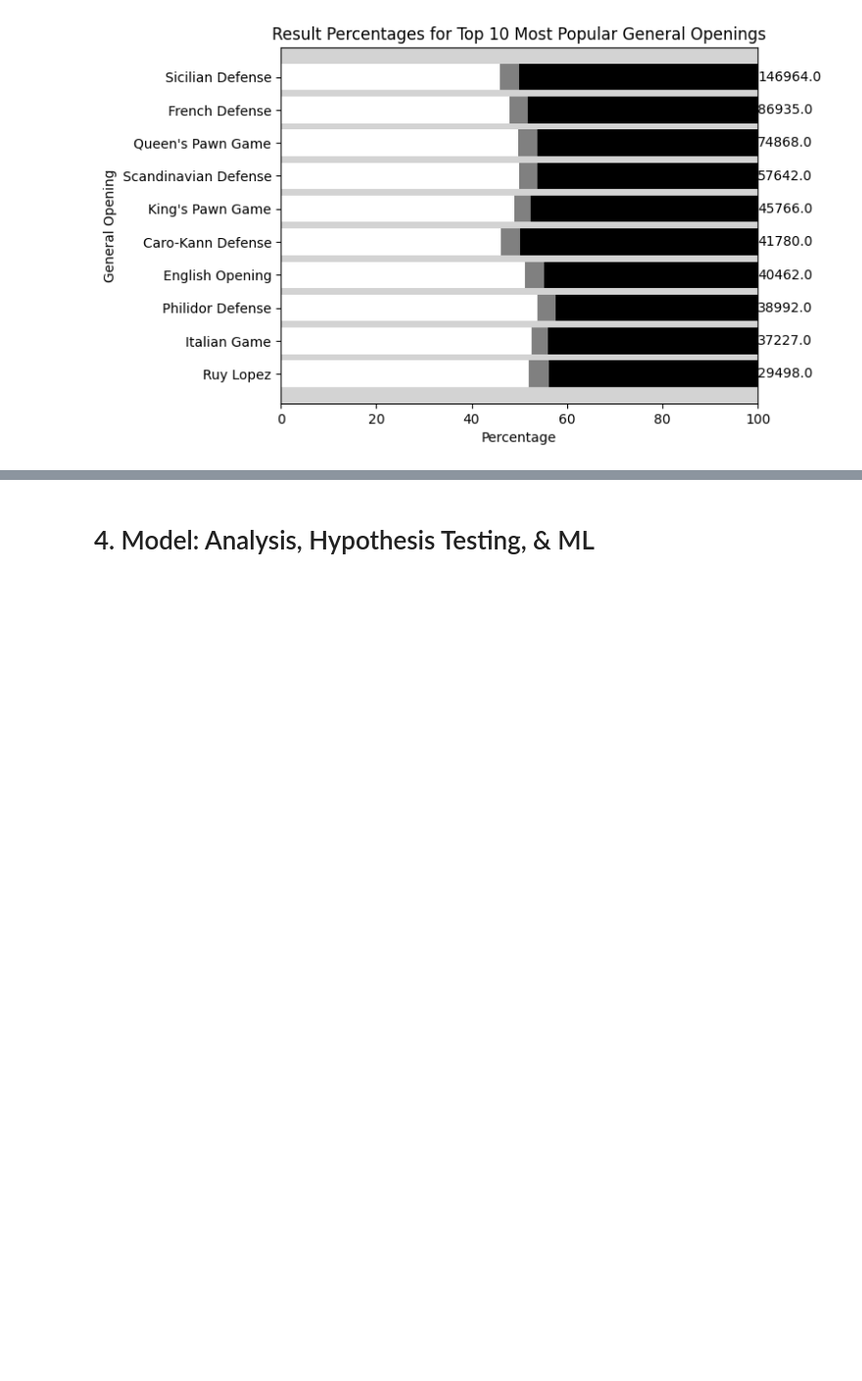
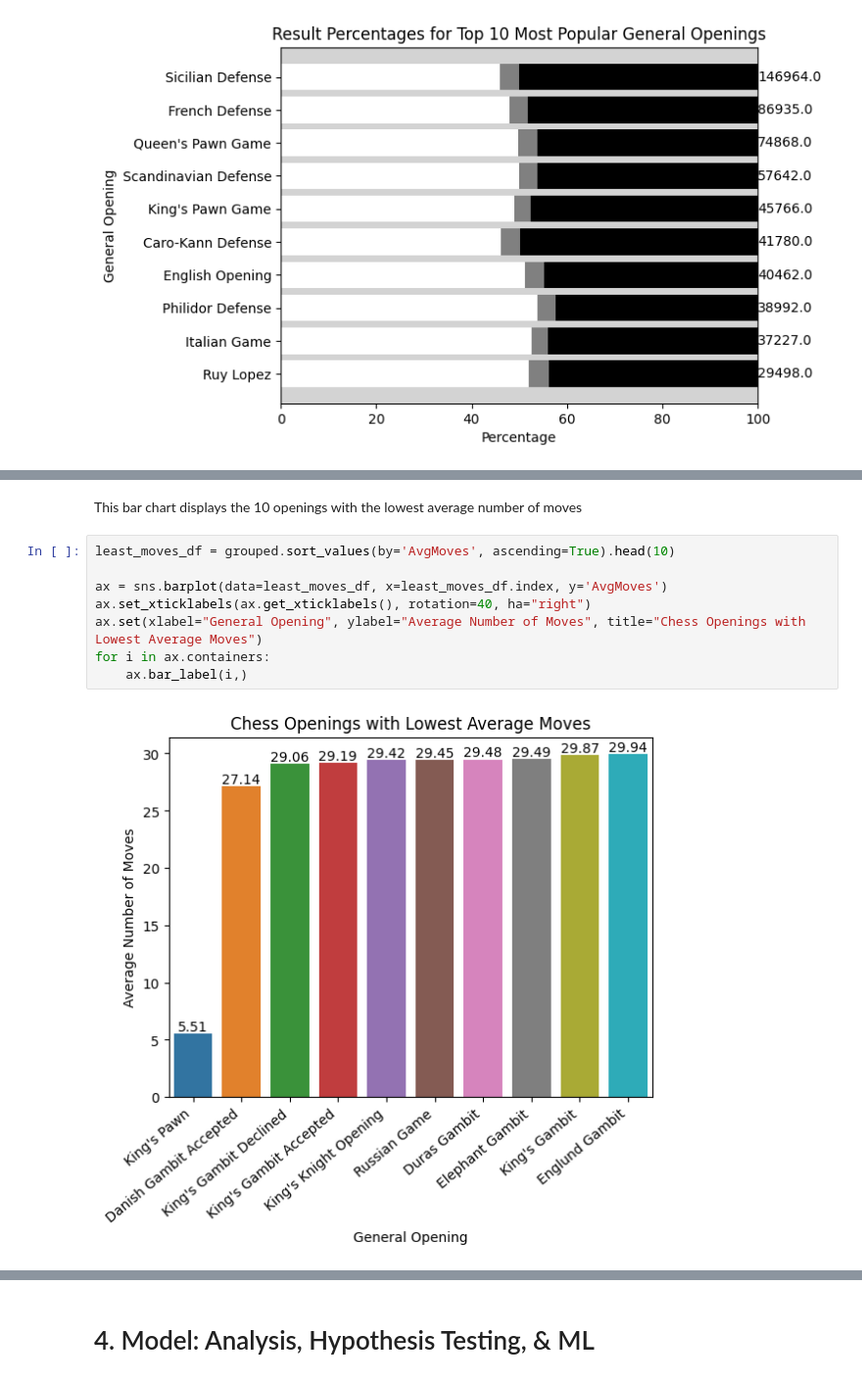
Before and after one commit to AyushSood03/AyushSood03.github.io, a Jupyter notebook: FinalTutorial.ipynb, the cells around one changed output, grey strips where cells are left out. Shown at 98% size. Drawn from its saved outputs; the diff is of its cells as text; blank space fills up the shorter version.

```diff
--- a/FinalTutorial.ipynb
+++ b/FinalTutorial.ipynb
@@ -411,0 +474,12 @@ plt.show()
+# %% [markdown]
+This bar chart displays the 10 openings with the lowest average number of moves
+# %%
+least_moves_df = grouped.sort_values(by='AvgMoves', ascending=True).head(10)
+
+ax = sns.barplot(data=least_moves_df, x=least_moves_df.index, y='AvgMoves')
+ax.set_xticklabels(ax.get_xticklabels(), rotation=40, ha="right")
+ax.set(xlabel="General Opening", ylabel="Average Number of Moves", title="Chess Openings with Lowest Average Moves")
+for i in ax.containers:
+    ax.bar_label(i,)
+# %% [output]
+[figure, added]
```
Also changed, not shown: parts of 16 cells of this notebook.
